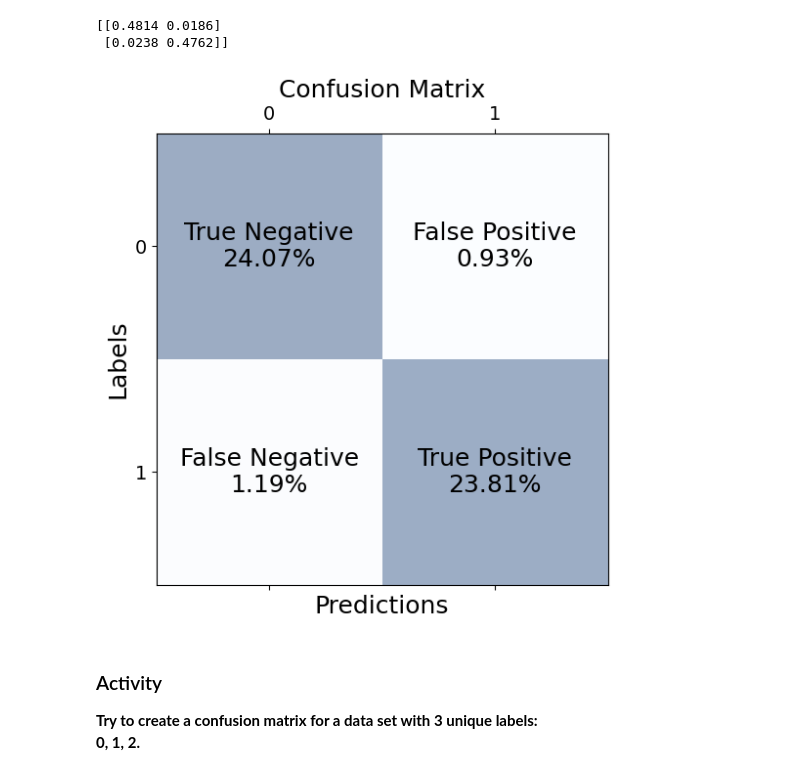
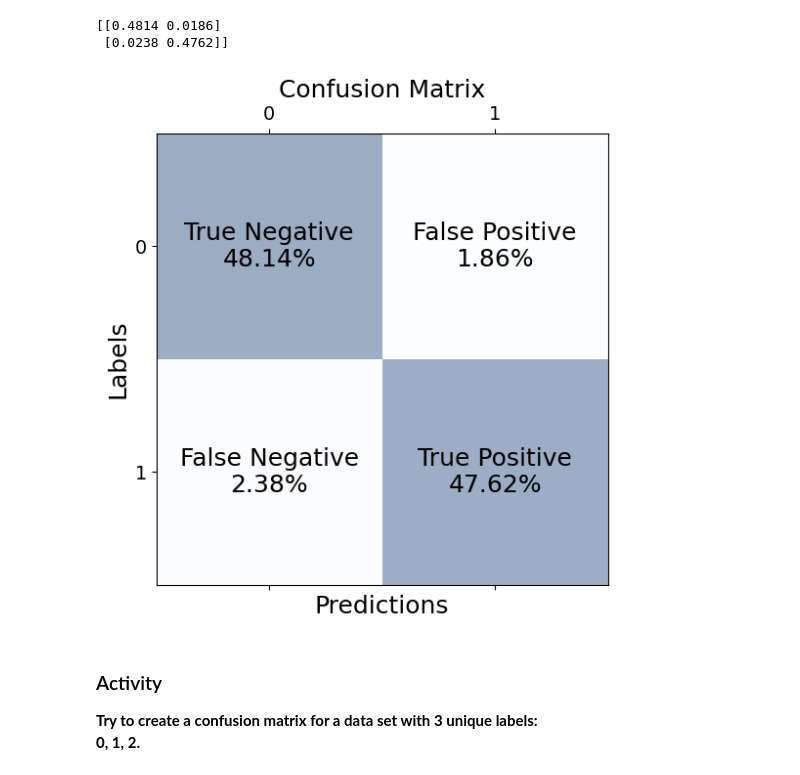
Before and after one commit to pikusneh/PH451_551_Sp25, a Jupyter notebook: Resources/Statistics_1.ipynb, the cells around one changed output. Saved outputs shown, nothing was run; the diff lists cells and outputs as text; code cells hidden in the pictures.

```diff
--- a/Resources/Statistics_1.ipynb
+++ b/Resources/Statistics_1.ipynb
@@ -90,33 +90,32 @@ print(conf_matrix)
 # %%
 # We can optionally add our own matrix square labels
 matrix_labels = [['True Negative', 'False Positive'], ['False Negative',
                                                        'True Positive']]
 fig, ax = plt.subplots(figsize=(6, 6)) # figure, axis formatting
 # matshow is a special plot type for matrices.
 ax.matshow(conf_matrix, cmap=plt.cm.Blues, alpha=.4)
 for i in range(conf_matrix.shape[0]):
     for j in range(conf_matrix.shape[1]):
         # %s = add a string placeholder
         # \n = add a line break
         # %.2f = add a 2 decimal place floating point value placeholder
         # %% = add a percentage sign
         # everything after the free % will be inserted into the placeholders
         ax.text(x=j, y=i, s="%s\n%.2f%%"  % (matrix_labels[i][j],
-                                             (conf_matrix[i,j] * 100 /
-                                              conf_matrix.shape[1])),
+                                             conf_matrix[i,j] * 100),
                 va='center', ha='center', size=18)
 
 ax.set_xlabel('Predictions', fontsize=18)
 ax.set_ylabel('Labels', fontsize=18)
 # We can optionally add our own axis labels. Defaults to label values.
 axis_labels = [str(val) for val in range(2)]
 # Formatting trick for adding custom labels.
 ax.set_xticklabels([''] + axis_labels, fontsize=14)
 ax.set_yticklabels([''] + axis_labels, fontsize=14)
 ax.set_title('Confusion Matrix', fontsize=18) # Add a title.
 plt.show() # Show plot
 # %% [output]
-[figure, old version]
+[figure, new version]
 # %% [markdown]
 ### Activity
 **Try to create a confusion matrix for a data set with 3 unique labels: <br>
```
Also changed, not shown: parts of 3 cells of this notebook.
